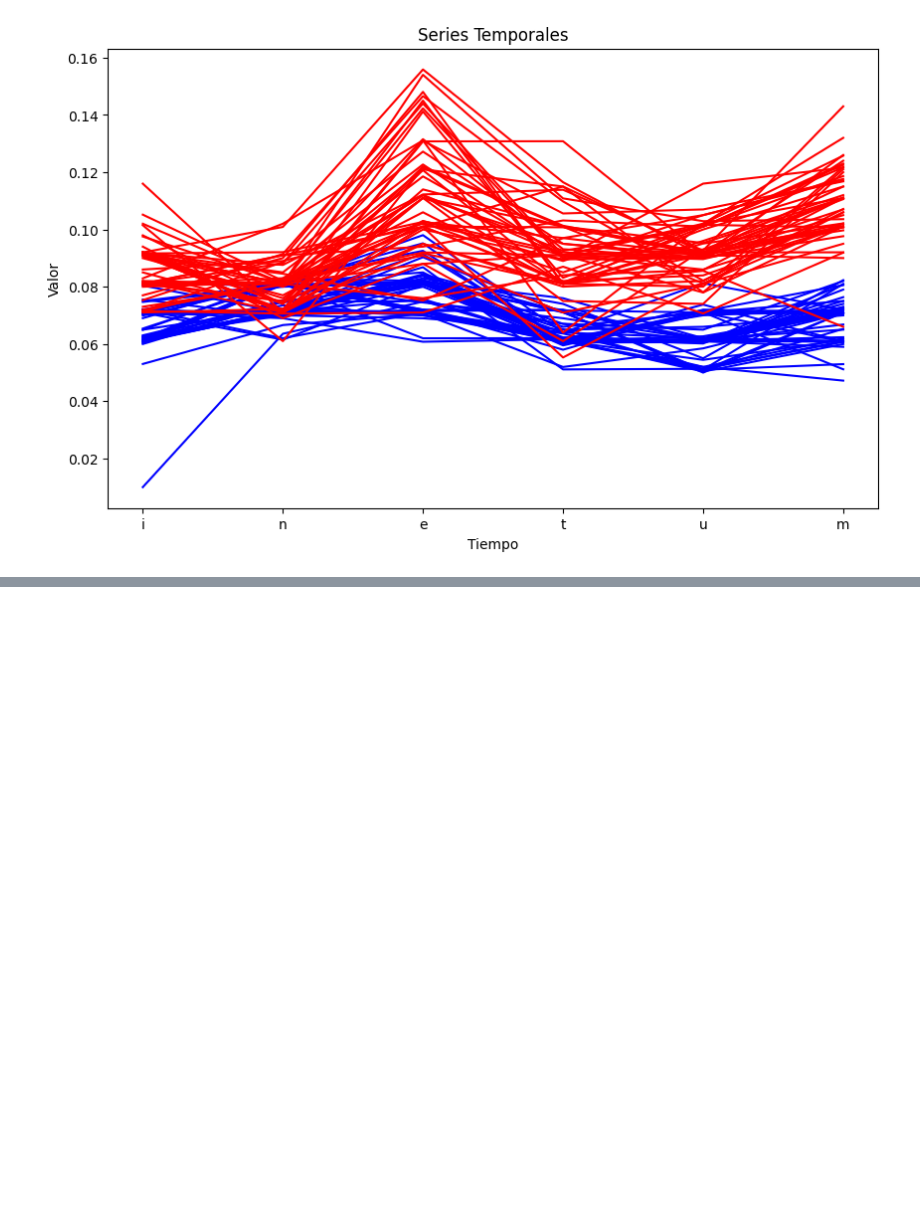
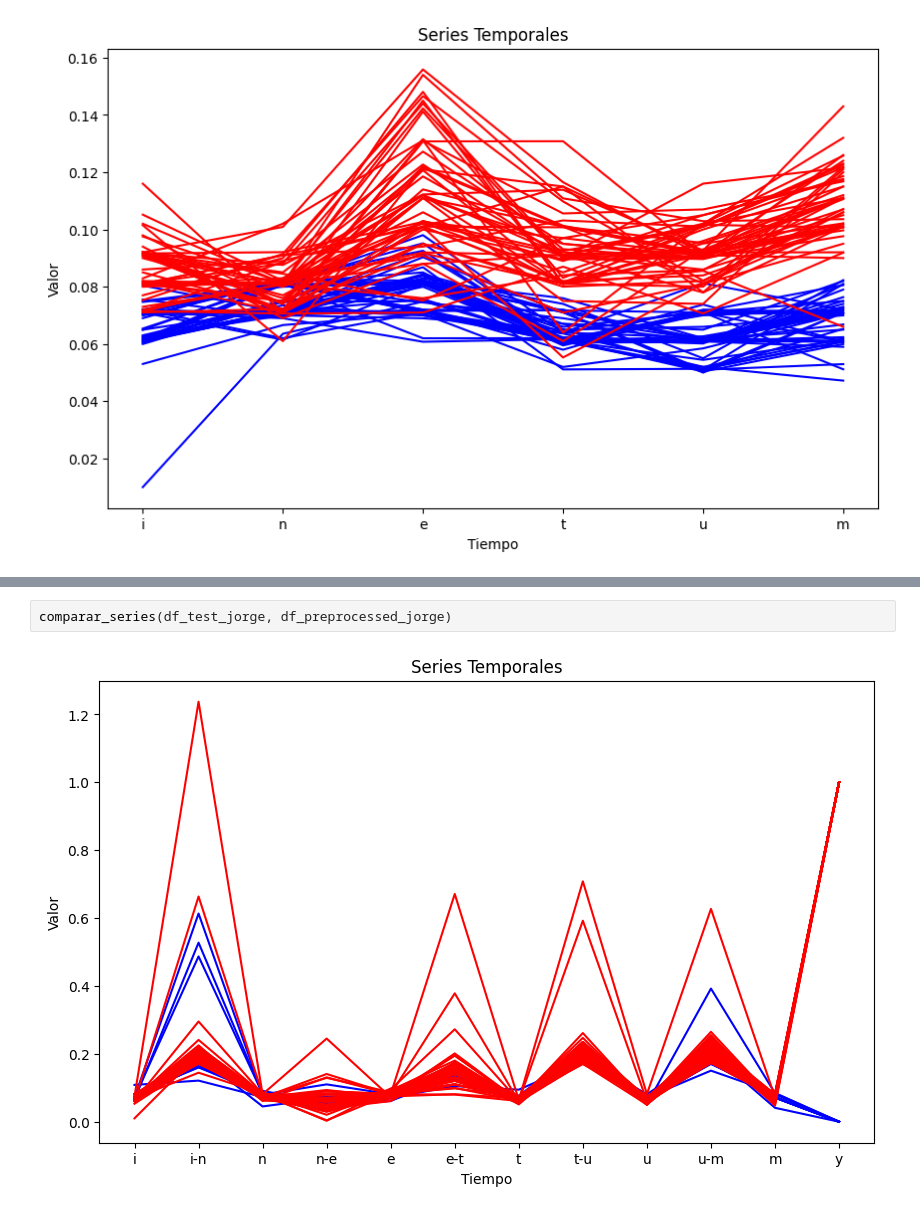
Before and after one commit to jorgesaenzdemiera/Key-Security, a Jupyter notebook: code/clasification.ipynb, the cells around one changed output, grey strips where cells are left out. Drawn from its saved outputs; the diff is of its cells as text; blank space fills up the shorter version.

```diff
--- a/code/clasification.ipynb
+++ b/code/clasification.ipynb
@@ -145,0 +153,4 @@ comparar_series(df_letras_jorge, df_letras_nacho)
+# %%
+comparar_series(df_test_jorge, df_preprocessed_jorge)
+# %% [output]
+[figure, added]
```
Also changed, not shown: parts of 13 cells of this notebook.
